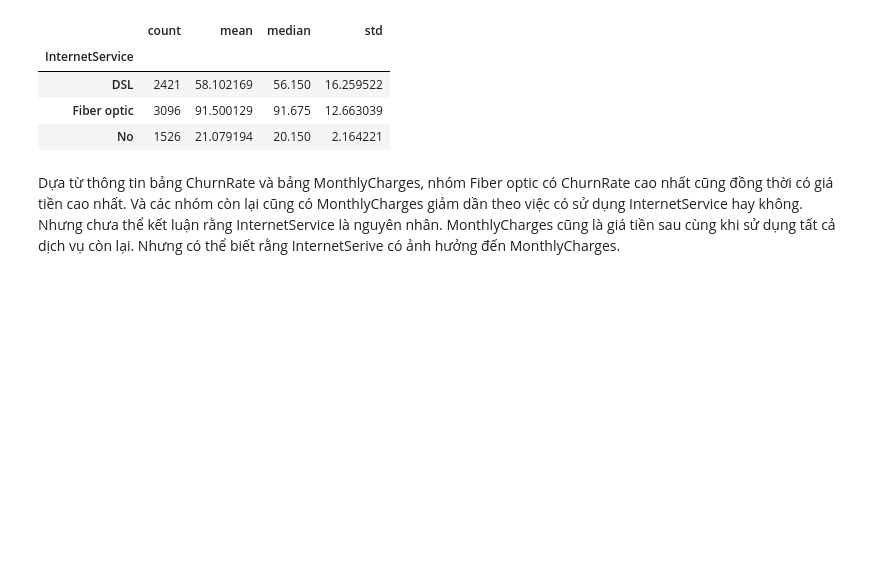
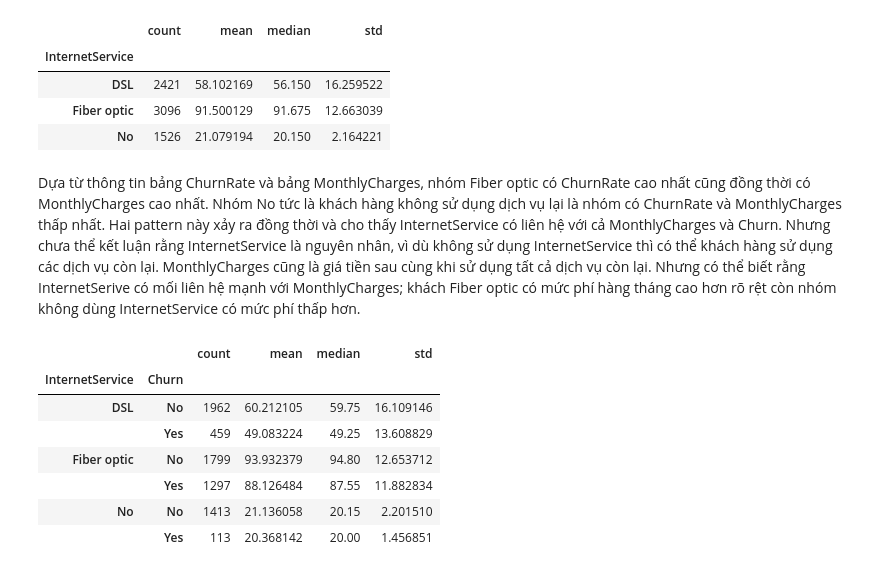
Before and after one commit to vdcmhaodl/Telco-customer-churn-prediction, a Jupyter notebook: notebooks/02_business_eda.ipynb, the cells around one changed output. Drawn from its saved outputs; the diff is of its cells as text; code cells hidden in the pictures; blank space fills up the shorter version.

Commit message:
Done EDA for the InternetService, start EDA the PaymentMethod

```diff
--- a/notebooks/02_business_eda.ipynb
+++ b/notebooks/02_business_eda.ipynb
@@ -301,4 +301,24 @@ df.groupby('InternetService')['MonthlyCharges'].agg(
 | Fiber optic | 3096 | 91.500129 | 91.675 | 12.663039 |
 | No | 1526 | 21.079194 | 20.150 | 2.164221 |
 # %% [markdown]
-Dựa từ thông tin bảng ChurnRate và bảng MonthlyCharges, nhóm Fiber optic có ChurnRate cao nhất cũng đồng thời có giá tiền cao nhất. Và các nhóm còn lại cũng có MonthlyCharges giảm dần theo việc có sử dụng InternetService hay không. Nhưng chưa thể kết luận rằng InternetService là nguyên nhân. MonthlyCharges cũng là giá tiền sau cùng khi sử dụng tất cả dịch vụ còn lại. Nhưng có thể biết rằng InternetSerive có ảnh hưởng đến MonthlyCharges.
+Dựa từ thông tin bảng ChurnRate và bảng MonthlyCharges, nhóm Fiber optic có ChurnRate cao nhất cũng đồng thời có MonthlyCharges cao nhất. Nhóm No tức là khách hàng không sử dụng dịch vụ lại là nhóm có ChurnRate và MonthlyCharges thấp nhất. Hai pattern này xảy ra đồng thời và cho thấy InternetService có liên hệ với cả MonthlyCharges và Churn. Nhưng chưa thể kết luận rằng InternetService là nguyên nhân, vì dù không sử dụng InternetService thì có thể khách hàng sử dụng các dịch vụ còn lại. MonthlyCharges cũng là giá tiền sau cùng khi sử dụng tất cả dịch vụ còn lại. Nhưng có thể biết rằng InternetSerive có mối liên hệ mạnh với MonthlyCharges; khách Fiber optic có mức phí hàng tháng cao hơn rõ rệt còn nhóm không dùng InternetService có mức phí thấp hơn.
+# %%
+df.groupby(
+    ["InternetService", "Churn"]
+)["MonthlyCharges"].agg(
+    [
+        "count",
+        "mean",
+        "median",
+        "std"
+    ]
+)
+# %% [output]
+|  |  | count | mean | median | std |
+| InternetService | Churn |  |  |  |  |
+| DSL | No | 1962 | 60.212105 | 59.75 | 16.109146 |
+|  | Yes | 459 | 49.083224 | 49.25 | 13.608829 |
+| Fiber optic | No | 1799 | 93.932379 | 94.80 | 12.653712 |
+|  | Yes | 1297 | 88.126484 | 87.55 | 11.882834 |
+| No | No | 1413 | 21.136058 | 20.15 | 2.201510 |
+|  | Yes | 113 | 20.368142 | 20.00 | 1.456851 |
```
Also changed, not shown: parts of 6 cells of this notebook.
